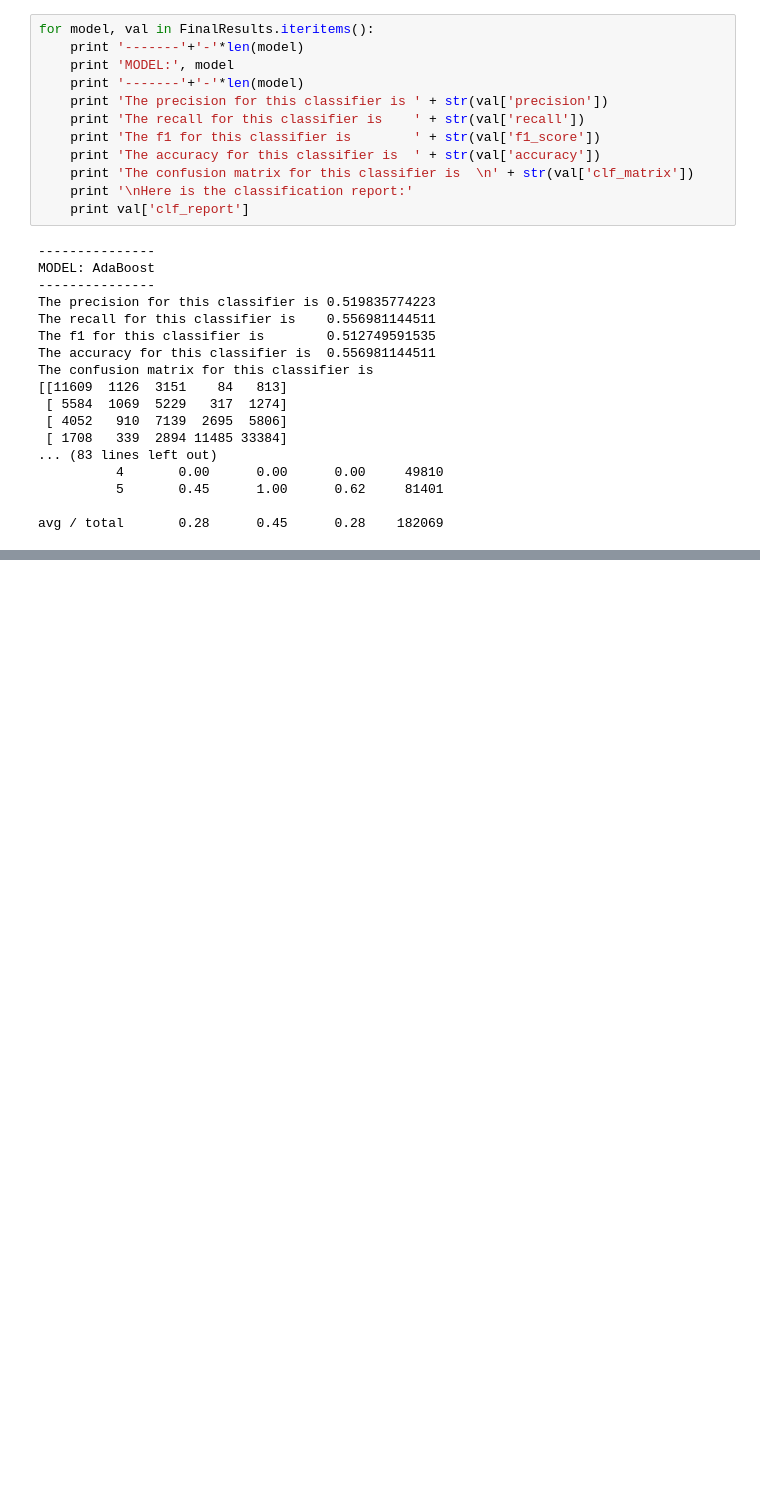
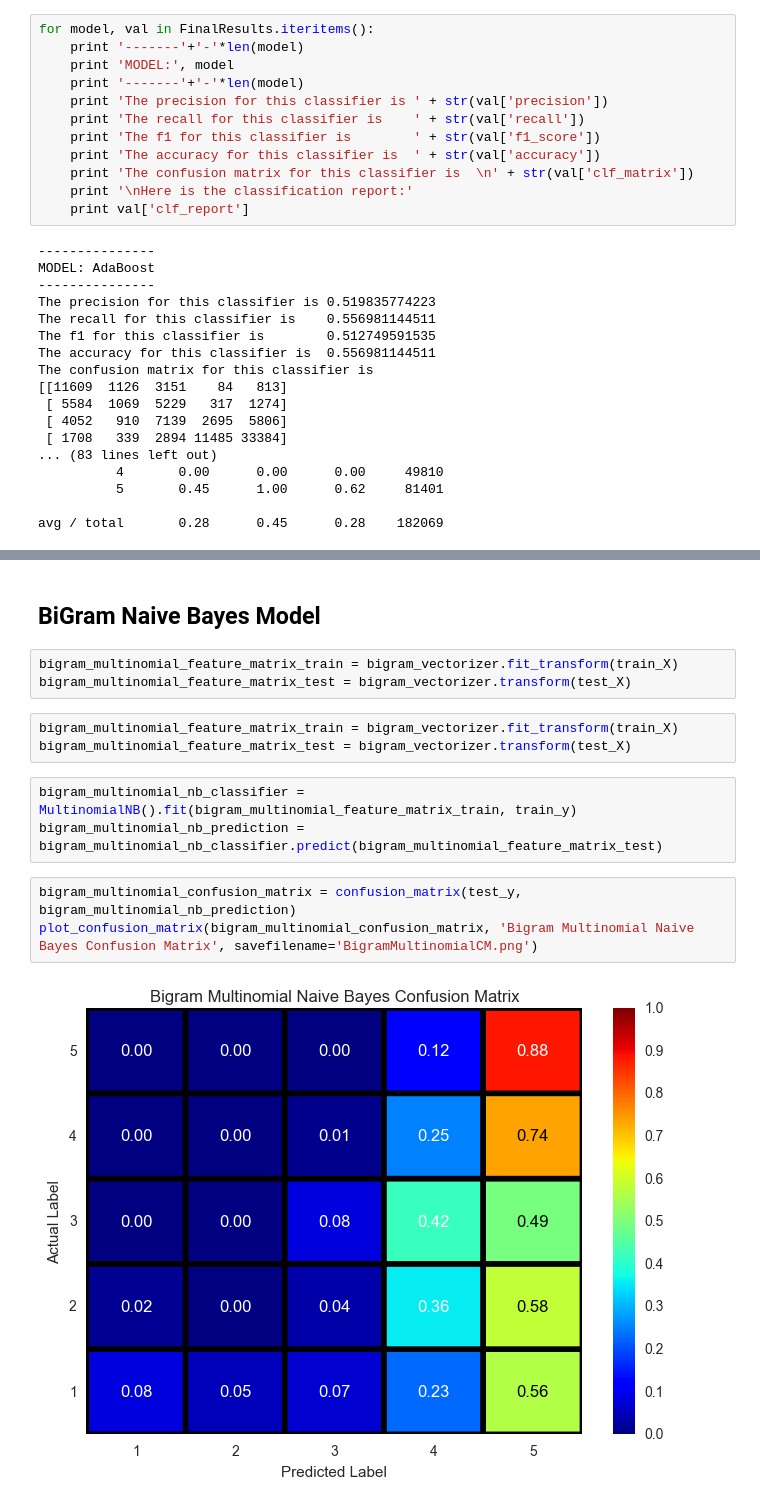
Before and after one commit to piyushghai/Yelp-Dataset-Analysis, a Jupyter notebook: yelp_rating_pred.ipynb, the cells around one changed output, grey strips where cells are left out. Drawn from its saved outputs; the diff is of its cells as text; blank space fills up the shorter version.

```diff
--- a/yelp_rating_pred.ipynb
+++ b/yelp_rating_pred.ipynb
@@ -697,0 +839,16 @@ avg / total       0.28      0.45      0.28    182069
+# %% [markdown]
+## BiGram Naive Bayes Model
+# %%
+bigram_multinomial_feature_matrix_train = bigram_vectorizer.fit_transform(train_X)
+bigram_multinomial_feature_matrix_test = bigram_vectorizer.transform(test_X)
+# %%
+bigram_multinomial_feature_matrix_train = bigram_vectorizer.fit_transform(train_X)
+bigram_multinomial_feature_matrix_test = bigram_vectorizer.transform(test_X)
+# %%
+bigram_multinomial_nb_classifier = MultinomialNB().fit(bigram_multinomial_feature_matrix_train, train_y)
+bigram_multinomial_nb_prediction = bigram_multinomial_nb_classifier.predict(bigram_multinomial_feature_matrix_test)
+# %%
+bigram_multinomial_confusion_matrix = confusion_matrix(test_y, bigram_multinomial_nb_prediction)
+plot_confusion_matrix(bigram_multinomial_confusion_matrix, 'Bigram Multinomial Naive Bayes Confusion Matrix', savefilename='BigramMultinomialCM.png')
+# %% [output]
+[figure, added]
```
Also changed, not shown: parts of 24 cells of this notebook.
